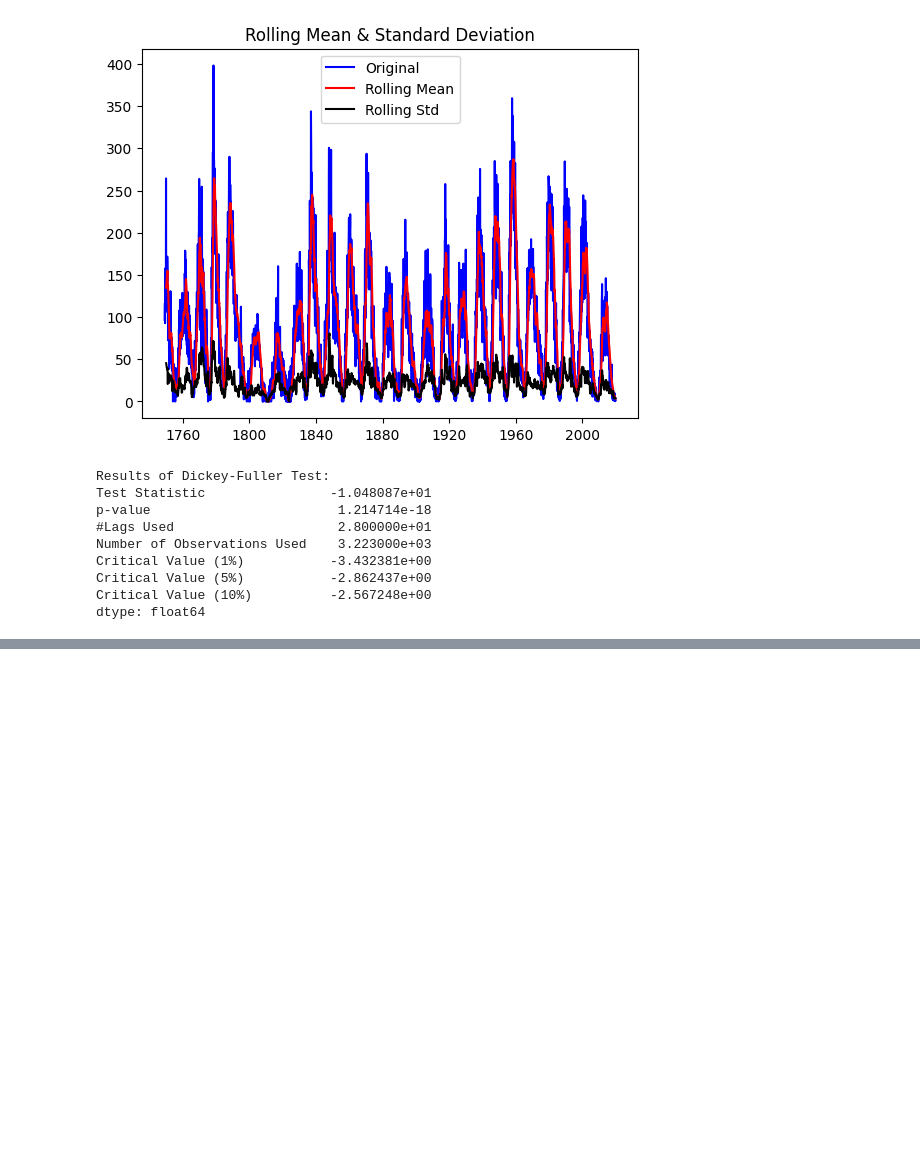
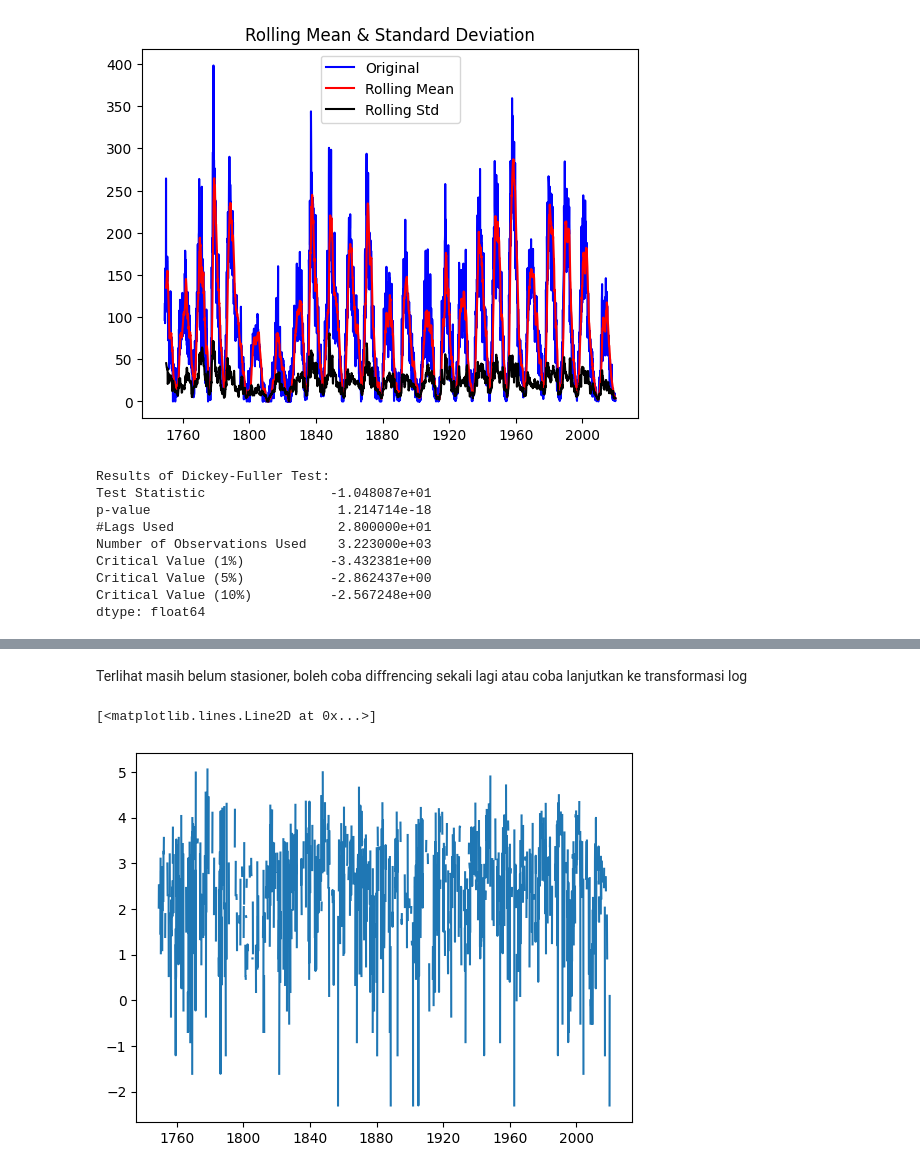
Before and after one commit to BlackBox-Ops/DS-Time-Series-Sunspot, a Jupyter notebook: notebooks/03_Time_Series _approach.ipynb, the cells around one changed output, grey strips where cells are left out. Drawn from its saved outputs; the diff is of its cells as text; code cells hidden in the pictures; blank space fills up the shorter version.

```diff
--- a/notebooks/03_Time_Series _approach.ipynb
+++ b/notebooks/03_Time_Series _approach.ipynb
@@ -107,0 +117,8 @@ dtype: float64
+# %% [markdown]
+Terlihat masih belum stasioner, boleh coba diffrencing sekali lagi atau coba lanjutkan ke transformasi log
+# %%
+ts_diffrencing_log = np.log(ts_diffrencing_1)
+plt.plot(ts_diffrencing_log)
+# %% [output]
+[<matplotlib.lines.Line2D at 0x...>]
+[figure, added]
```
Also changed, not shown: parts of 8 cells of this notebook.
